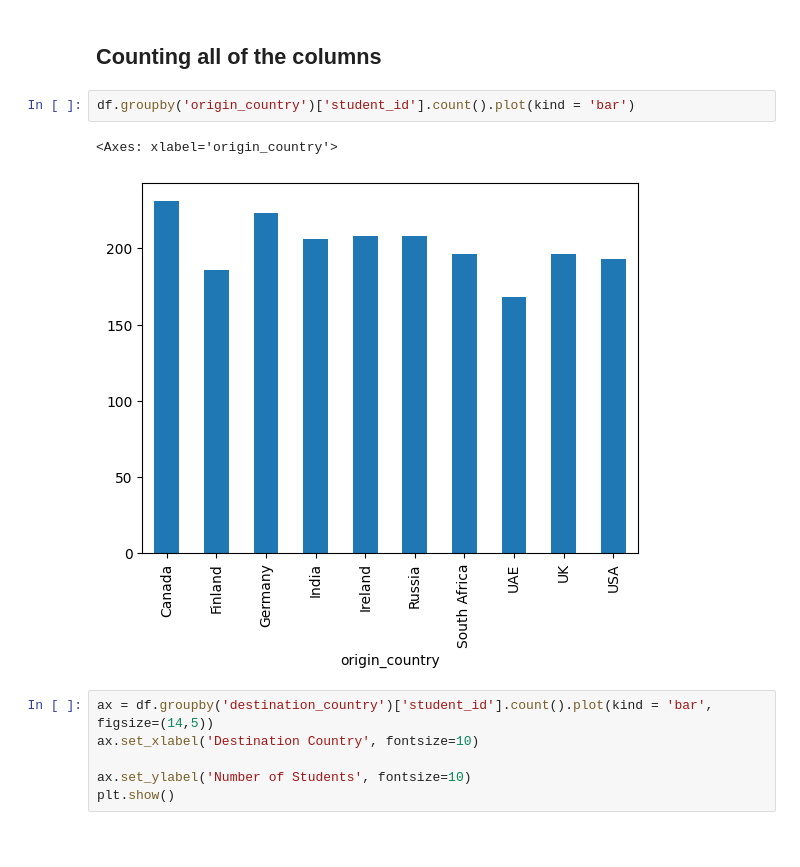
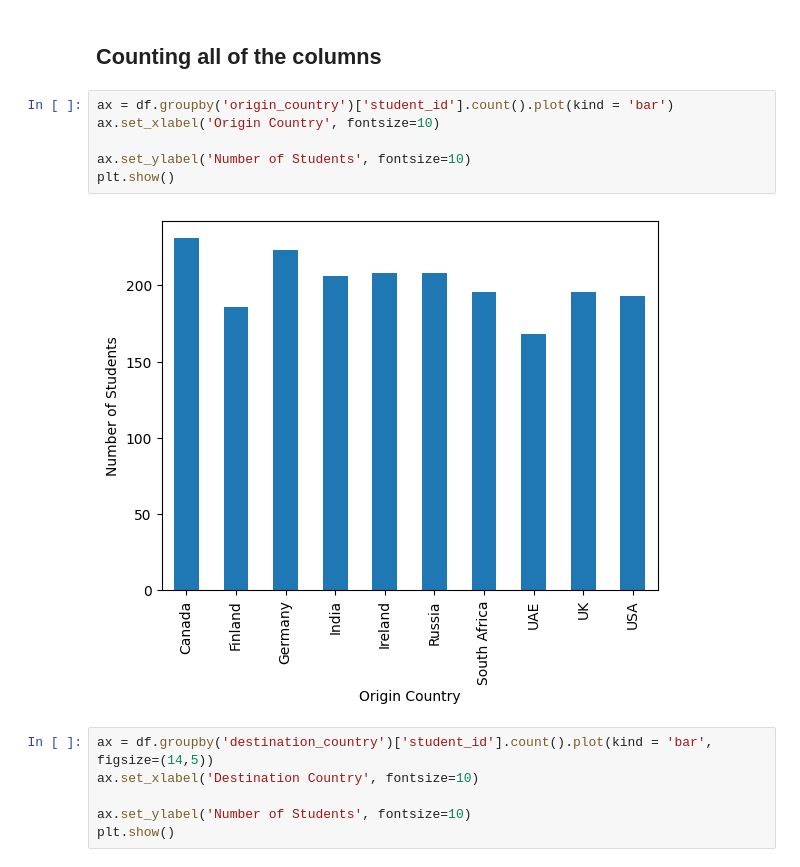
Before and after one commit to garcane/Global-Student-Migration-Higher-Education-Analysis, a Jupyter notebook: main.ipynb, the cells around one changed output. Saved outputs shown, nothing was run; the diff lists cells and outputs as text; blank space fills up the shorter version.

```diff
--- a/main.ipynb
+++ b/main.ipynb
@@ -78,10 +78,13 @@ display(df)
 # %% [markdown]
 ## Counting all of the columns
 # %%
-df.groupby('origin_country')['student_id'].count().plot(kind = 'bar')
+ax = df.groupby('origin_country')['student_id'].count().plot(kind = 'bar')
+ax.set_xlabel('Origin Country', fontsize=10)
+
+ax.set_ylabel('Number of Students', fontsize=10)
+plt.show()
 # %% [output]
-<Axes: xlabel='origin_country'>
-[figure, old version]
+[figure, new version]
 # %%
 ax = df.groupby('destination_country')['student_id'].count().plot(kind = 'bar', figsize=(14,5))
 ax.set_xlabel('Destination Country', fontsize=10)
```
Also changed, not shown: parts of 1 cell of this notebook.
